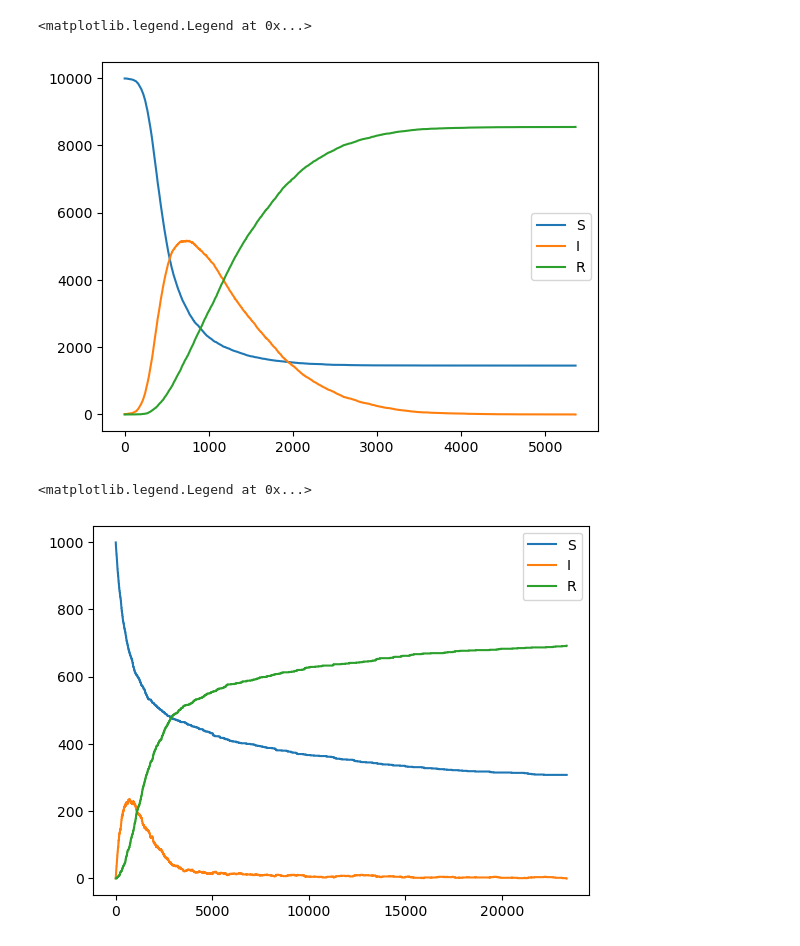
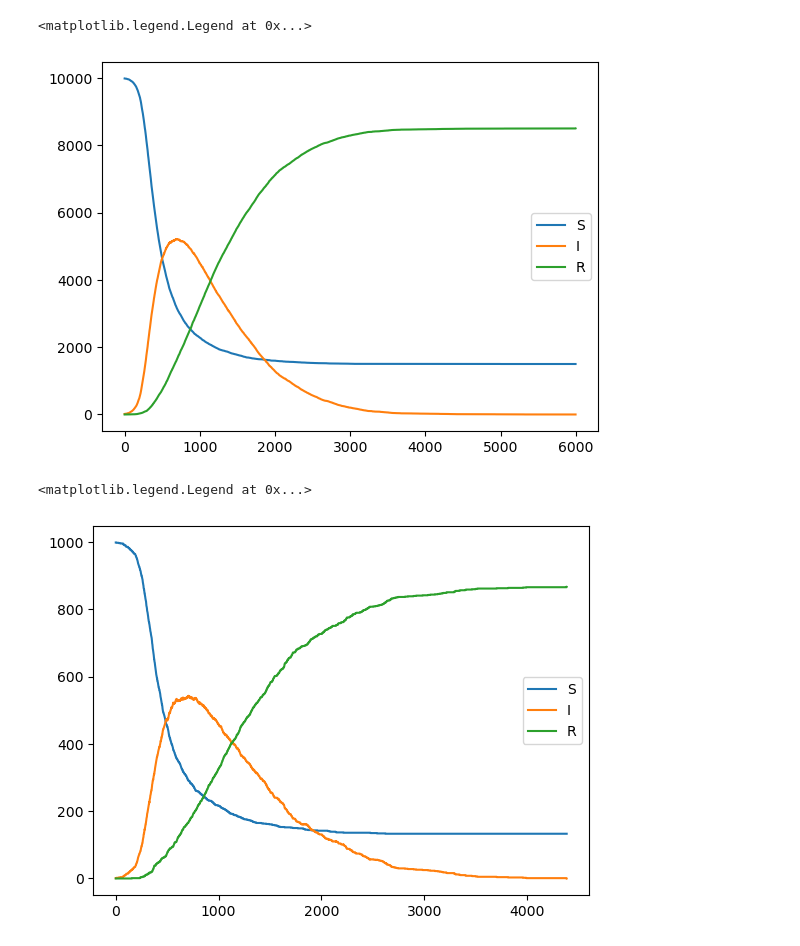
Before and after one commit to zazyzaya/StreamLP, a Jupyter notebook: synthetic_datasets/visualize.ipynb, the cells around one changed output. Cells and saved outputs as stored; diff of their text form; code cells hidden in the pictures.

```diff
--- a/synthetic_datasets/visualize.ipynb
+++ b/synthetic_datasets/visualize.ipynb
@@ -5,19 +5,19 @@ import matplotlib.pyplot as plt
 from infection_generator import episode, build_population
 
 pop = build_population(10_000)
-log = episode(pop, n_edges=100, cure_time=1_000, init_inf=10)
+log = episode(pop, n_edges=100, cure_time=1_000, init_inf=10, dataset_f='infect10k.pt')
 
 plt.plot(log, label=['S', 'I', 'R'])
 plt.legend()
 # %% [output]
 <matplotlib.legend.Legend at 0x...>
-[figure, old version]
+[figure, new version]
 # %%
 pop = build_population(1_000)
-log = episode(pop, n_edges=1, cure_time=1_000, r0=0.25, init_inf=1)
+log = episode(pop, n_edges=10, cure_time=1_000, init_inf=1, dataset_f='infect1k.pt')
 
 plt.plot(log, label=['S', 'I', 'R'])
 plt.legend()
 # %% [output]
 <matplotlib.legend.Legend at 0x...>
-[figure, old version]
+[figure, new version]
```
Also changed, not shown: 10 other files.
